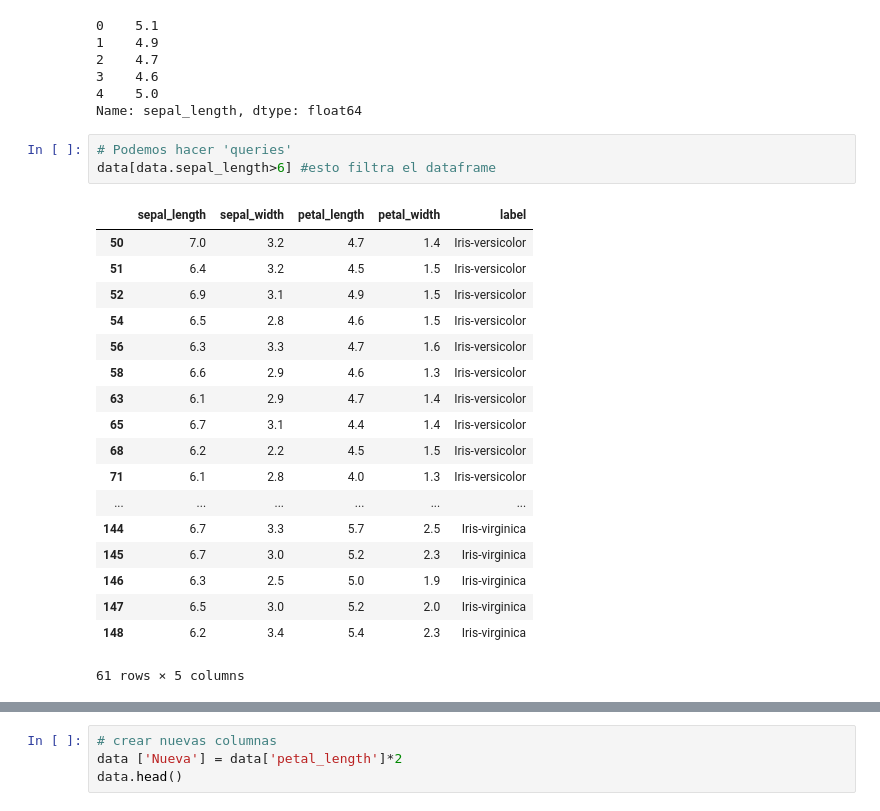
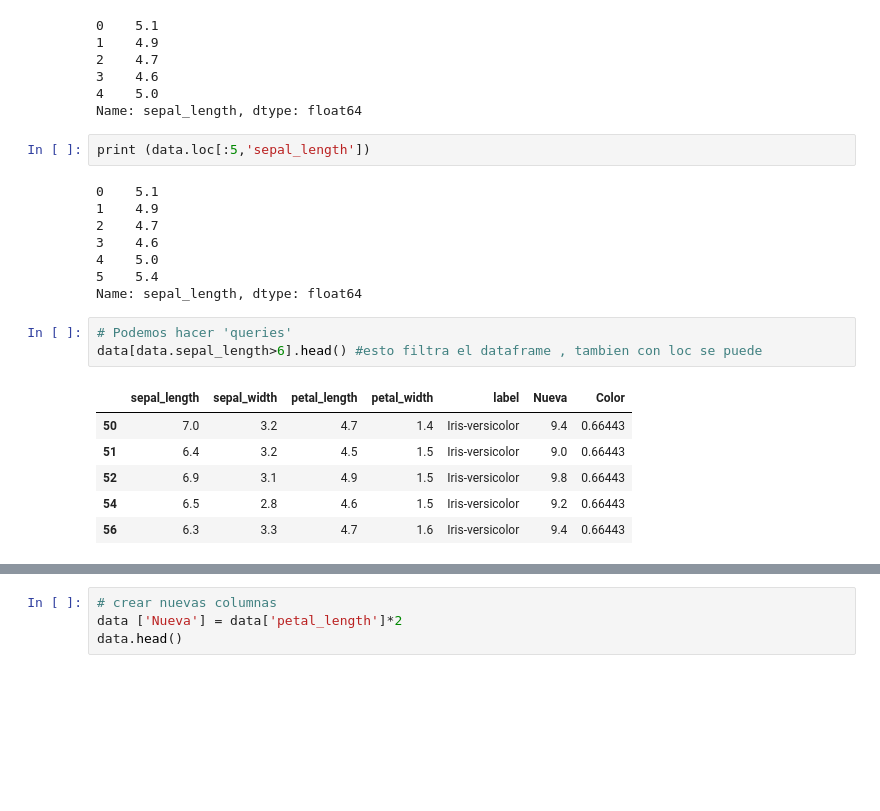
Before and after one commit to wandarinca/Opalo, a Jupyter notebook: Tutoriales de Librerías.ipynb, the cells around one changed output, grey strips where cells are left out. Saved outputs shown, nothing was run; the diff lists cells and outputs as text; blank space fills up the shorter version.

```diff
--- a/Tutoriales de Librerías.ipynb
+++ b/Tutoriales de Librerías.ipynb
@@ -167,26 +167,24 @@ print (data['sepal_length'][:5])
 3    4.6
 4    5.0
 Name: sepal_length, dtype: float64
+# %%
+print (data.loc[:5,'sepal_length'])
+# %% [output]
+0    5.1
+1    4.9
+2    4.7
+3    4.6
+4    5.0
+5    5.4
+Name: sepal_length, dtype: float64
 # %%
 # Podemos hacer 'queries'
-data[data.sepal_length>6] #esto filtra el dataframe
+data[data.sepal_length>6].head() #esto filtra el dataframe , tambien con loc se puede
 # %% [output]
-|  | sepal_length | sepal_width | petal_length | petal_width | label |
-| 50 | 7.0 | 3.2 | 4.7 | 1.4 | Iris-versicolor |
-| 51 | 6.4 | 3.2 | 4.5 | 1.5 | Iris-versicolor |
-| 52 | 6.9 | 3.1 | 4.9 | 1.5 | Iris-versicolor |
-| 54 | 6.5 | 2.8 | 4.6 | 1.5 | Iris-versicolor |
-| 56 | 6.3 | 3.3 | 4.7 | 1.6 | Iris-versicolor |
-| 58 | 6.6 | 2.9 | 4.6 | 1.3 | Iris-versicolor |
-| 63 | 6.1 | 2.9 | 4.7 | 1.4 | Iris-versicolor |
-| 65 | 6.7 | 3.1 | 4.4 | 1.4 | Iris-versicolor |
-| 68 | 6.2 | 2.2 | 4.5 | 1.5 | Iris-versicolor |
-| 71 | 6.1 | 2.8 | 4.0 | 1.3 | Iris-versicolor |
-| ... | ... | ... | ... | ... | ... |
-| 144 | 6.7 | 3.3 | 5.7 | 2.5 | Iris-virginica |
-| 145 | 6.7 | 3.0 | 5.2 | 2.3 | Iris-virginica |
-| 146 | 6.3 | 2.5 | 5.0 | 1.9 | Iris-virginica |
-| 147 | 6.5 | 3.0 | 5.2 | 2.0 | Iris-virginica |
-| 148 | 6.2 | 3.4 | 5.4 | 2.3 | Iris-virginica |
+|  | sepal_length | sepal_width | petal_length | petal_width | label | Nueva | Color |
+| 50 | 7.0 | 3.2 | 4.7 | 1.4 | Iris-versicolor | 9.4 | 0.66443 |
+| 51 | 6.4 | 3.2 | 4.5 | 1.5 | Iris-versicolor | 9.0 | 0.66443 |
+| 52 | 6.9 | 3.1 | 4.9 | 1.5 | Iris-versicolor | 9.8 | 0.66443 |
+| 54 | 6.5 | 2.8 | 4.6 | 1.5 | Iris-versicolor | 9.2 | 0.66443 |
+| 56 | 6.3 | 3.3 | 4.7 | 1.6 | Iris-versicolor | 9.4 | 0.66443 |
-61 rows × 5 columns
 # %%
```
Also changed, not shown: parts of 6 cells of this notebook.
